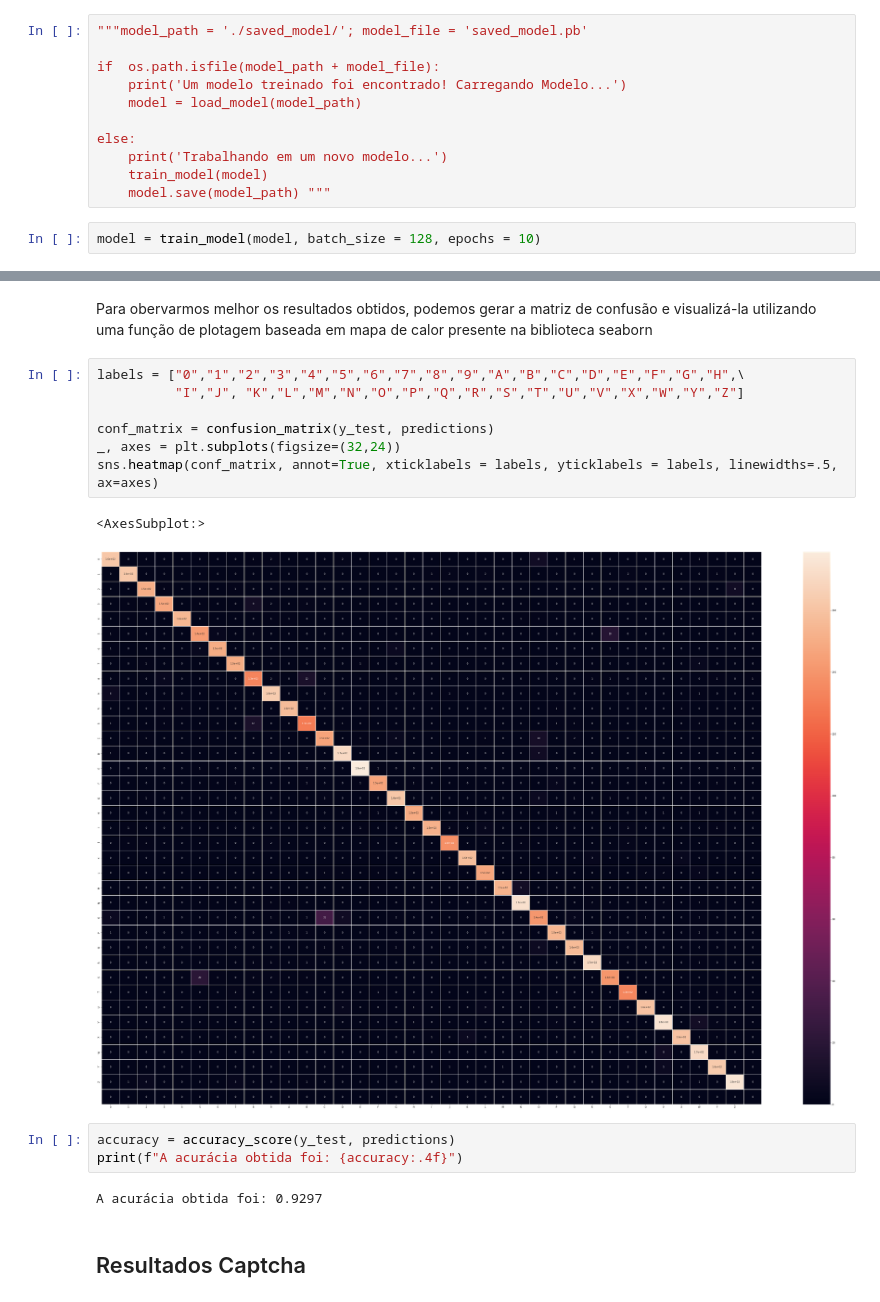
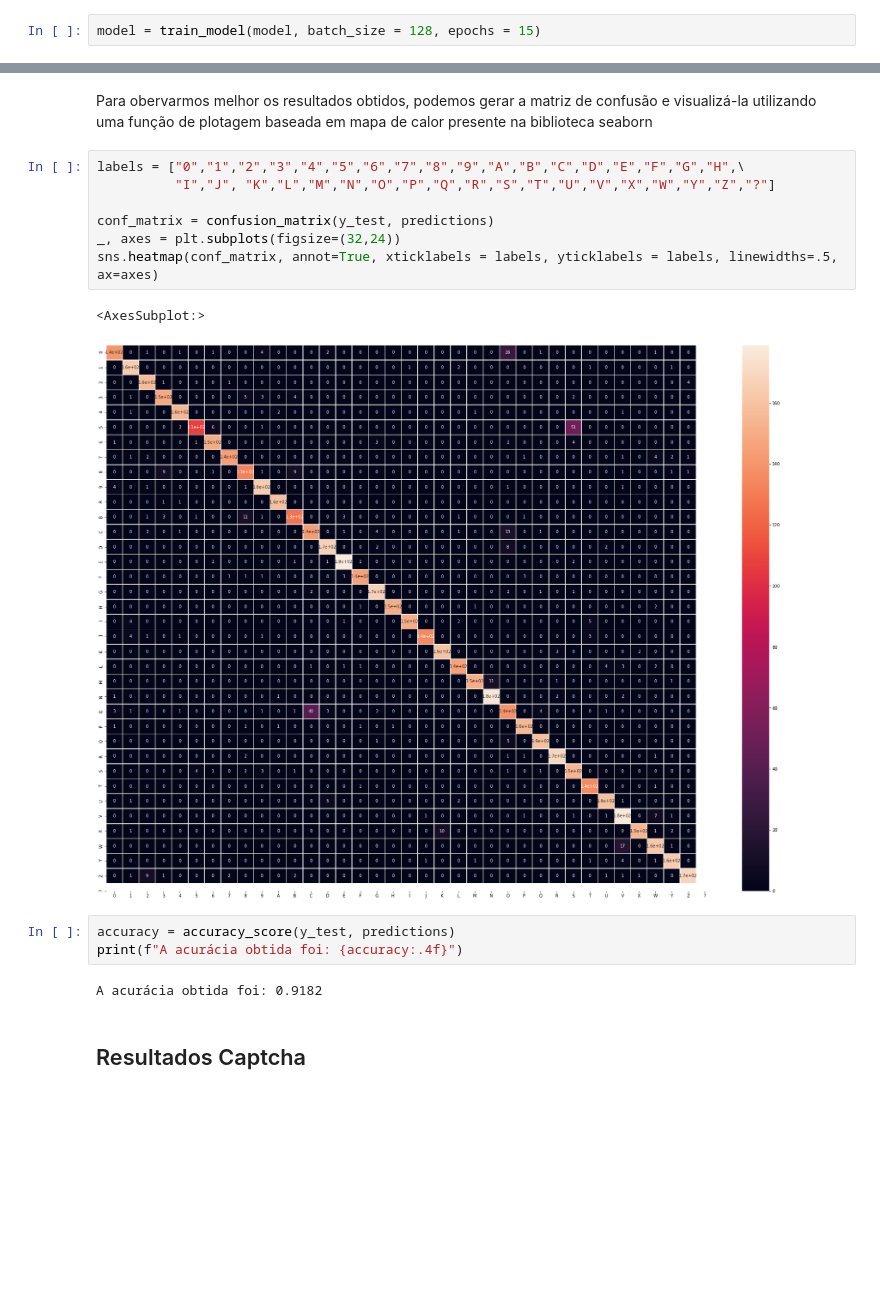
Before and after one commit to RitaRez/captcha-recognizer, a Jupyter notebook: captcha_recognizer_with_graphs.ipynb, the cells around one changed output, grey strips where cells are left out. Cells and saved outputs as stored; diff of their text form; blank space fills up the shorter version.

```diff
--- a/captcha_recognizer_with_graphs.ipynb
+++ b/captcha_recognizer_with_graphs.ipynb
@@ -191,13 +203,2 @@ def train_model(model, NUMBER_OF_LABELS = 37, batch_size = 128, epochs = 1):
-# %%
-"""model_path = './saved_model/'; model_file = 'saved_model.pb'
-
-if  os.path.isfile(model_path + model_file):
-    print('Um modelo treinado foi encontrado! Carregando Modelo...')
-    model = load_model(model_path)
-
-else:
-    print('Trabalhando em um novo modelo...')
-    train_model(model)
-    model.save(model_path) """
 # %%
-model = train_model(model, batch_size = 128, epochs = 10)
+model = train_model(model, batch_size = 128, epochs = 15)
@@ -361,18 +330,18 @@ predictions, results_captcha = test_model(model, x_test, y_test)
 Para obervarmos melhor os resultados obtidos, podemos gerar a matriz de confusão e visualizá-la utilizando uma função de plotagem baseada em mapa de calor presente na biblioteca seaborn
 # %%
 labels = ["0","1","2","3","4","5","6","7","8","9","A","B","C","D","E","F","G","H",\
-          "I","J", "K","L","M","N","O","P","Q","R","S","T","U","V","X","W","Y","Z"]
+          "I","J", "K","L","M","N","O","P","Q","R","S","T","U","V","X","W","Y","Z","?"]
 
 conf_matrix = confusion_matrix(y_test, predictions)
 _, axes = plt.subplots(figsize=(32,24))
 sns.heatmap(conf_matrix, annot=True, xticklabels = labels, yticklabels = labels, linewidths=.5, ax=axes)
 # %% [output]
 <AxesSubplot:>
-[figure, old version]
+[figure, new version]
 # %%
 accuracy = accuracy_score(y_test, predictions)
 print(f"A acurácia obtida foi: {accuracy:.4f}")
 # %% [output]
-A acurácia obtida foi: 0.9297
+A acurácia obtida foi: 0.9182
 # %% [markdown]
 ## Resultados Captcha
```
Also changed, not shown: parts of 15 cells of this notebook.
